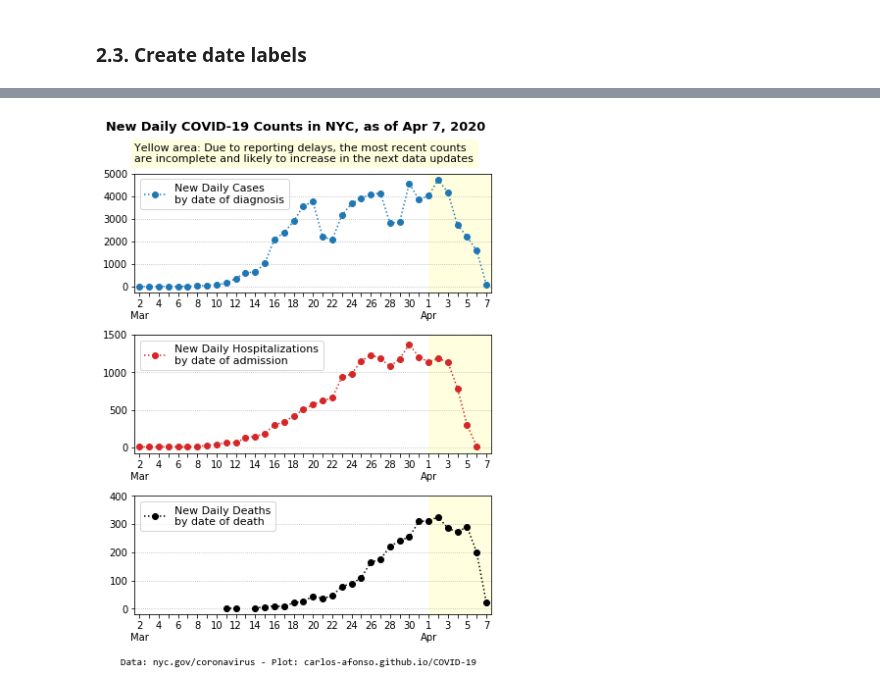
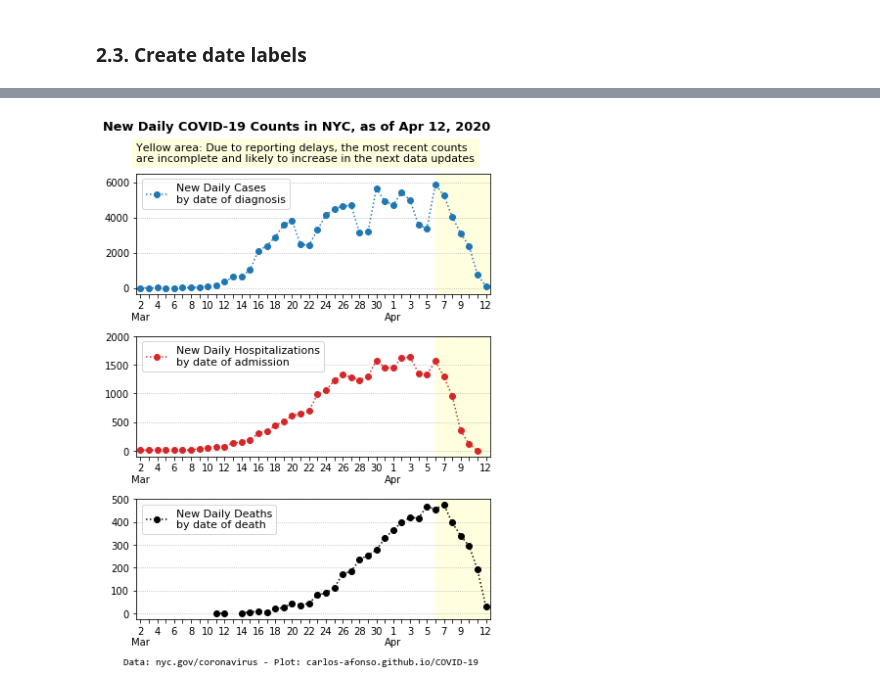
Before and after one commit to carlos-afonso/COVID-19, a Jupyter notebook: notebooks/nyc-covid-19-new-daily-counts.ipynb, the cells around one changed output, grey strips where cells are left out. Saved outputs shown, nothing was run; the diff lists cells and outputs as text; code cells hidden in the pictures.

Commit message:
Updates NYC plot

```diff
--- a/notebooks/nyc-covid-19-new-daily-counts.ipynb
+++ b/notebooks/nyc-covid-19-new-daily-counts.ipynb
@@ -21,7 +21,7 @@ Data notes from the data source [https://github.com/nychealth/coronavirus-data]:
 >
 > Because of delays in reporting, the most recent data may be incomplete. Data shown currently will be updated in the future as new cases, hospitalizations, and deaths are reported.
 # %%
-update_str = 'as of Apr 7, 2020'
+update_str = 'as of Apr 12, 2020'
 
 #source_str = 'Sources: Data: nyc.gov/coronavirus - Plot: carlos-afonso.github.io/COVID-19'
 #source_str = 'Data: NYC Health: nyc.gov/coronavirus - Plot: carlos-afonso.github.io/COVID-19'
@@ -159,42 +159,45 @@ fig, (ax1, ax2, ax3) = plt.subplots(3, figsize=(6, 8.1), sharex=False)
 
 ax1.plot(df['date'], df['cases'], 'o:', color='C0', label='New Daily Cases\nby date of diagnosis')
 ax2.plot(df['date'], df['hosps'], 'o:', color='C3', label='New Daily Hospitalizations\nby date of admission')
 ax3.plot(df['date'], df['deaths'], 'o:', color='k', label='New Daily Deaths\nby date of death')
 
-y1max = 5000
-y2max = 1500
-y3max = 400
-s = -0.05
-ax1.set_ylim(s*y1max, y1max)
-ax2.set_ylim(s*y2max, y2max)
-ax3.set_ylim(s*y3max, y3max)
+#y1max = df['cases'].max()
+#y2max = df['hosps'].max()
+#y3max = df['deaths'].max()
+y1max = 6500
+y2max = 2000
+y3max = 500
+a = -0.05
+ax1.set_ylim(a*y1max, y1max)
+ax2.set_ylim(a*y2max, y2max)
+ax3.set_ylim(a*y3max, y3max)
 
 warning_color = 'lightyellow'
 
 title_str = 'New Daily COVID-19 Counts in NYC, ' + update_str
 subtitle_str = 'Yellow area: Due to reporting delays, the most recent counts\n' + \
                'are incomplete and likely to increase in the next data updates'
 fig.suptitle(title_str, fontsize=12.9, fontweight='bold', ha='center', x=0.48) #x=0.5
 ax1.set_title(subtitle_str, backgroundcolor=warning_color, fontsize=11, loc='left', pad=12)
 
 x_labels = [df['date_label'].iloc[i] if i%2==0 else '' for i in range(len(df))]
 x_labels[-1] = df['date_label'].iloc[-1]
 if len(df)%2 == 0:
     x_labels[-2] = ''
 
 for ax in (ax1, ax2, ax3):
     ax.grid(axis='y', linestyle=':')
     ax.legend(loc='upper left', fontsize=11)
     ax.axvspan(len(df)-7, len(df), facecolor=warning_color)
     ax.set_xlim(-0.5, len(df)-0.5)
     ax.set_xticklabels(x_labels)
 
-ax3.text(-2, -200, source_str, fontfamily='Consolas', fontsize=10)
+ax3.text(-2, -0.45*y3max, source_str, fontfamily='Consolas', fontsize=10)
 
 plt.tight_layout(rect=[0, 0, 1, 0.96])
 plt.show()
 # %% [output]
-[figure, old version]
+[figure, new version]
 # %%
 # Save figure as SVG and PNG images
 file_path = '../images/nyc-covid-19-new-daily-counts'
```
Also changed, not shown: parts of 5 cells of this notebook, 3 other files.
